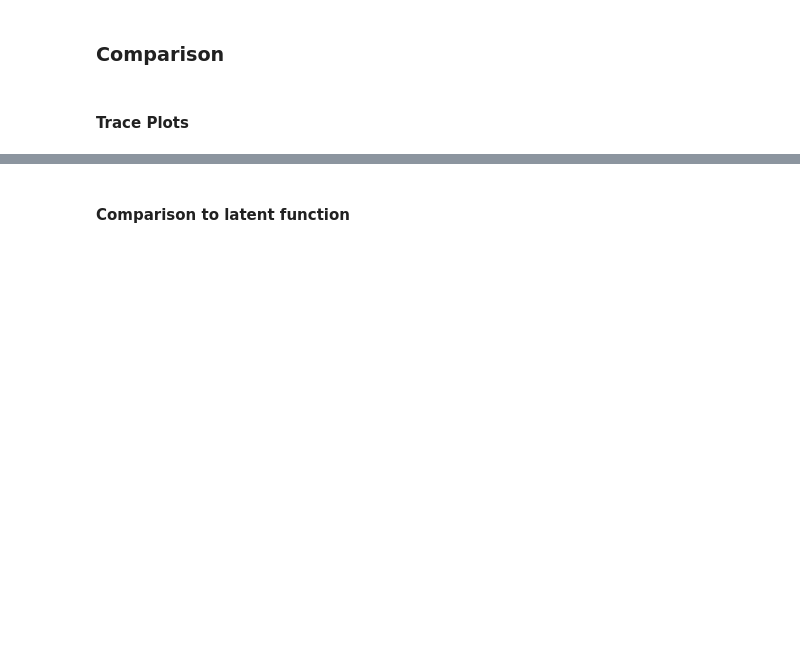
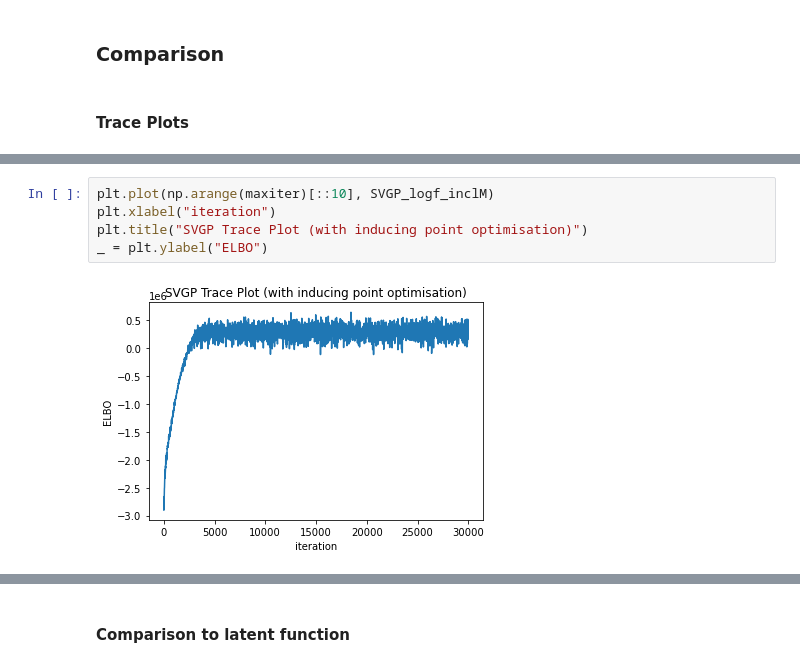
Before and after one commit to hugheshallettj/1D_regression_SGP, a Jupyter notebook: 1Dsparse_GPs_regression.ipynb, the cells around one changed output, grey strips where cells are left out. Drawn from its saved outputs; the diff is of its cells as text; blank space fills up the shorter version.

```diff
--- a/1Dsparse_GPs_regression.ipynb
+++ b/1Dsparse_GPs_regression.ipynb
@@ -445 +477,8 @@ _ = plt.ylabel("ELBO")
+# %%
+plt.plot(np.arange(maxiter)[::10], SVGP_logf_inclM)
+plt.xlabel("iteration")
+plt.title("SVGP Trace Plot (with inducing point optimisation)")
+_ = plt.ylabel("ELBO")
+# %% [output]
+[figure, added]
 # %%
```
Also changed, not shown: parts of 20 cells of this notebook.
